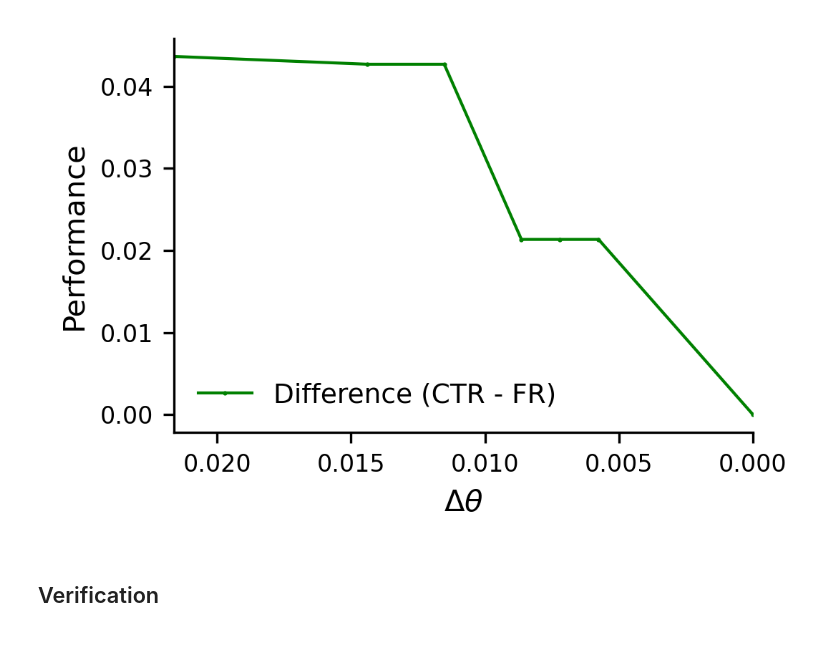
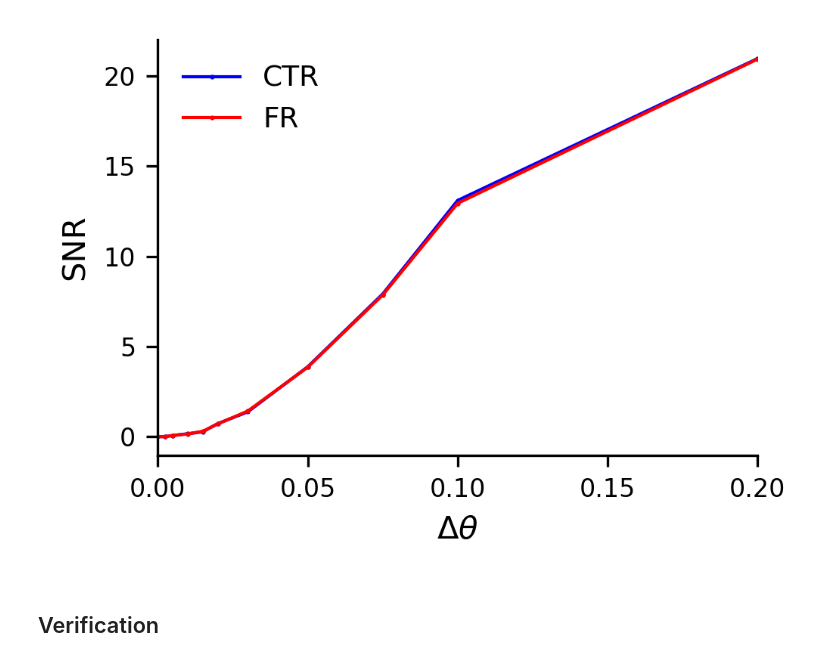
Before and after one commit to scastedo/continuous_attractor_project, a Jupyter notebook: data_analysis_differential.ipynb, the cells around one changed output. Drawn from its saved outputs; the diff is of its cells as text; code cells hidden in the pictures.

```diff
--- a/data_analysis_differential.ipynb
+++ b/data_analysis_differential.ipynb
@@ -6,15 +6,15 @@ from matplotlib import pyplot as plt
 from itertools import combinations
 
 # --- Configure the runs you want to inspect ---------------------------------
-RUNS_DIR = Path("/mnt/data/scastedo/runs_differential_2")
+RUNS_DIR = Path("/data/scastedo/runs_differential_17")
 AMPAR_VALUES: List[float] = [1.0, 0.64]
 RIN_VALUES: List[float] = [1.0, 1.27]
-ETA_VALUES: List[float] = [0, 0.02]
-TEMP_VALUES: List[float] = [0.02]
-SIG_THETA_VALUES: List[float] = [0,0.05,0.1]
-IDIR_VALUES: List[float] = [0.5, 0.504, 0.505, 0.506, 0.508, 0.510, 0.515]
+ETA_VALUES: List[float] = [0.00]
+TEMP_VALUES: List[float] = [0.00000]
+SIG_THETA_VALUES: List[float] = [0.1]
+IDIR_VALUES: List[float] = [0.5, 0.5025, 0.505, 0.51, 0.515, 0.52, 0.53, 0.55, 0.575, 0.6, 0.7]
 TRIAL_INDICES: List[int] = list(range(1))  # trial00 … trial19
-
+BLOCK_SIZE =1
 # ----------------------------------------------------------------------------
 
 def run_id(ampar: float, rin: float,sigma_temp:float, sigma_eta: float, idir: float,sigma_theta: float, trial: int) -> str:
@@ -335,8 +335,8 @@ def snr_to_performance(snrval):
     dprime = np.sqrt(snrval)
     z = dprime / np.sqrt(2)
     perf = norm.cdf(z)
-    return perf
-    # return snrval
+    # return perf
+    return snrval
 
 def plottings(x,y, label, color):
     mean_y = y.mean(axis=1)
@@ -344,51 +344,49 @@ def plottings(x,y, label, color):
 
     # for trial_idx in range(y.shape[1]):
     #     ax.plot(x, y[:, trial_idx], lw=0.5, alpha=0.3)
 
 
-    ax.plot(x*(360/neurons), mean_y, lw=1, marker='o', linestyle='-', label=label, color=color)
+    ax.plot(x, mean_y, lw=1, marker='o', linestyle='-', label=label, color=color)
     # ax.fill_between(x, mean_y - sem_y, mean_y + sem_y, alpha=0.3, label="±1 SEM", color=color)
 
 
 fig, ax = plt.subplots(figsize=(3.5, 2.5))  # good size for 1-column figure
 
-temp = 0.02
-eta = 0.0
-sigma_theta = 0.0
-# plottings(delta_final_ctr[TEMP_VALUES.index(temp),ETA_VALUES.index(eta),SIG_THETA_VALUES.index(sigma_theta)], snr_to_performance(snr_final_ctr[TEMP_VALUES.index(temp),ETA_VALUES.index(eta),SIG_THETA_VALUES.index(sigma_theta)]), label=f"CTR", color="blue")
-# plottings(delta_final_fr[TEMP_VALUES.index(temp),ETA_VALUES.index(eta),SIG_THETA_VALUES.index(sigma_theta)], snr_to_performance(snr_final_fr[TEMP_VALUES.index(temp),ETA_VALUES.index(eta),SIG_THETA_VALUES.index(sigma_theta)]), label=f"FR", color="red")
+eta = 0.00
+temp = 0.000
+sigma_theta = 0.1
 
-# sigma_theta = 0.0
+plottings(delta_final_ctr[TEMP_VALUES.index(temp),ETA_VALUES.index(eta),SIG_THETA_VALUES.index(sigma_theta)], snr_to_performance(snr_final_ctr[TEMP_VALUES.index(temp),ETA_VALUES.index(eta),SIG_THETA_VALUES.index(sigma_theta)]), label=f"CTR", color="blue")
+plottings(delta_final_fr[TEMP_VALUES.index(temp),ETA_VALUES.index(eta),SIG_THETA_VALUES.index(sigma_theta)], snr_to_performance(snr_final_fr[TEMP_VALUES.index(temp),ETA_VALUES.index(eta),SIG_THETA_VALUES.index(sigma_theta)]), label=f"FR", color="red")
+
+# # # temp = 0.001
+# sigma_theta = 0.03
 # plottings(delta_final_ctr[TEMP_VALUES.index(temp),ETA_VALUES.index(eta),SIG_THETA_VALUES.index(sigma_theta)], snr_to_performance(snr_final_ctr[TEMP_VALUES.index(temp),ETA_VALUES.index(eta),SIG_THETA_VALUES.index(sigma_theta)]), label=f"CTR (no noise)", color="cyan")
 # plottings(delta_final_fr[TEMP_VALUES.index(temp),ETA_VALUES.index(eta),SIG_THETA_VALUES.index(sigma_theta)], snr_to_performance(snr_final_fr[TEMP_VALUES.index(temp),ETA_VALUES.index(eta),SIG_THETA_VALUES.index(sigma_theta)]), label=f"FR (no noise)", color="magenta")
-
-# plot the difference between CTR and FR
-difference = snr_to_performance(snr_final_ctr[TEMP_VALUES.index(temp),ETA_VALUES.index(eta),SIG_THETA_VALUES.index(sigma_theta)]) - snr_to_performance(snr_final_fr[TEMP_VALUES.index(temp),ETA_VALUES.index(eta),SIG_THETA_VALUES.index(sigma_theta)])
-plottings(delta_final_ctr[TEMP_VALUES.index(temp),ETA_VALUES.index(eta),SIG_THETA_VALUES.index(sigma_theta)], difference, label="Difference (CTR - FR)", color="green")
-
-
-
+# plt.xlim(0,.025)
+# plt.ylim(0,10)
+# plt.xlim(0,0.05)
+# plt.ylim(0,20)
 plt.rcParams.update({
     "font.size": 9,
     "axes.labelsize": 10,
     "axes.titlesize": 10,
     "xtick.labelsize": 8,
     "ytick.labelsize": 8,
     "figure.dpi": 300,
     "lines.markersize": 0.5
 })
 ax.set_xlabel(r"$\Delta \theta$")
-ax.set_ylabel("Performance")
+ax.set_ylabel("SNR")
 ax.spines["top"].set_visible(False)
 ax.spines["right"].set_visible(False)
 # tighter x margins and layout
 ax.margins(x=0)
 ax.legend(frameon=False)
 fig.tight_layout()
-ax.invert_xaxis()
-plt.show()
+# ax.invert_xaxis()
 # %% [output]
-[figure, old version]
+[figure, new version]
 # %% [markdown]
 ## Verification
 # %%
```
Also changed, not shown: parts of 8 cells of this notebook, 6 other files.
